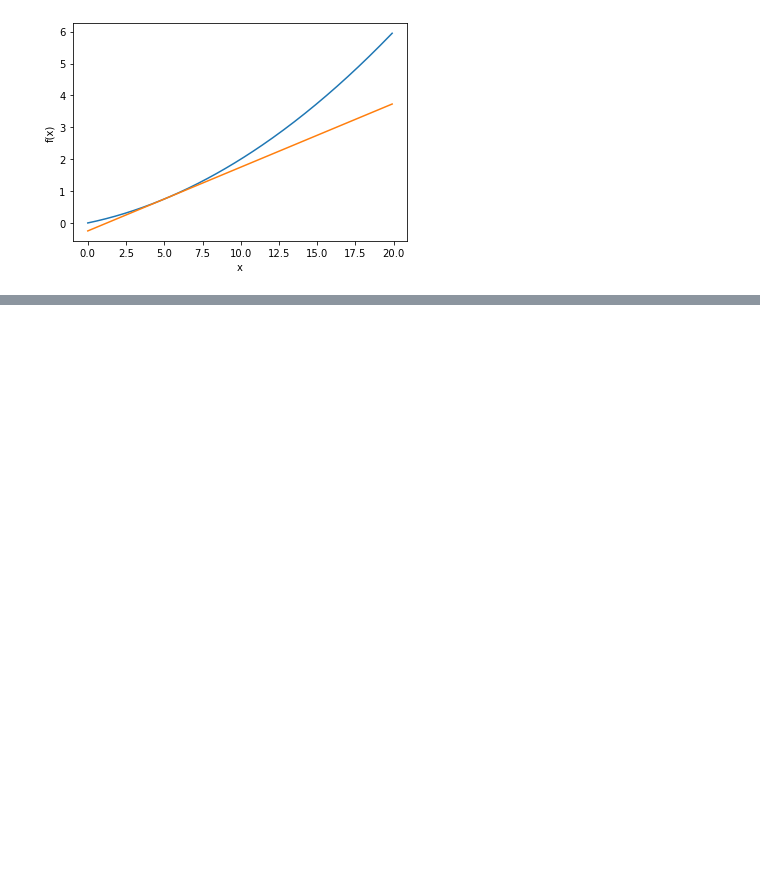
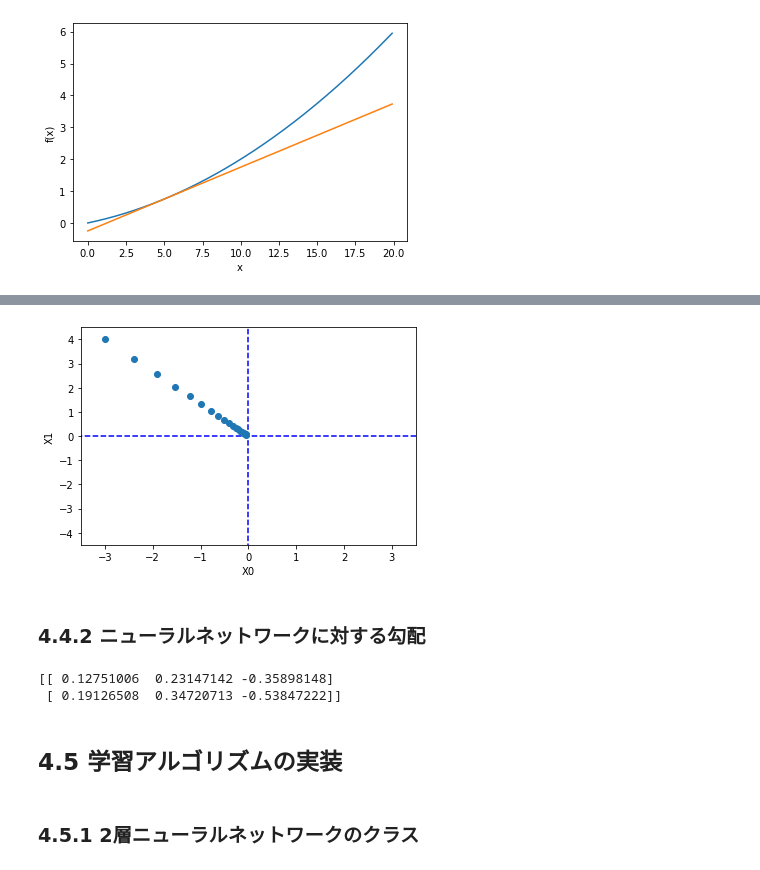
Before and after one commit to Rei-O/DL-from-scratch-in-KV, a Jupyter notebook: deep-learning-from-scratch-master/ch04/presentation/4.3.1-4.6/4.3.1-4.6.ipynb, the cells around one changed output, grey strips where cells are left out. Drawn from its saved outputs; the diff is of its cells as text; code cells hidden in the pictures; blank space fills up the shorter version.

```diff
--- a/deep-learning-from-scratch-master/ch04/presentation/4.3.1-4.6/4.3.1-4.6.ipynb
+++ b/deep-learning-from-scratch-master/ch04/presentation/4.3.1-4.6/4.3.1-4.6.ipynb
@@ -97,0 +173,77 @@ plt.show()
+# %%
+import numpy as np
+import matplotlib.pylab as plt
+
+def gradient_descent(f, init_x, lr=0.01, step_num=100):
+    x = init_x
+    x_history = []
+
+    for i in range(step_num):
+        x_history.append( x.copy() )
+
+        grad = numerical_gradient(f, x)
+        x -= lr * grad
+
+    return x, np.array(x_history)
+
+
+def function_2(x):
+    return x[0]**2 + x[1]**2
+
+init_x = np.array([-3.0, 4.0])
+
+lr = 0.1
+step_num = 20
+x, x_history = gradient_descent(function_2, init_x, lr=lr, step_num=step_num)
+
+plt.plot( [-5, 5], [0,0], '--b')
+plt.plot( [0,0], [-5, 5], '--b')
+plt.plot(x_history[:,0], x_history[:,1], 'o')
+
+plt.xlim(-3.5, 3.5)
+plt.ylim(-4.5, 4.5)
+plt.xlabel("X0")
+plt.ylabel("X1")
+plt.show()
+# %% [output]
+[figure, added]
+# %% [markdown]
+### 4.4.2 ニューラルネットワークに対する勾配
+# %%
+import sys, os
+sys.path.append(os.pardir)  # 親ディレクトリのファイルをインポートするための設定
+import numpy as np
+from common.functions import softmax, cross_entropy_error
+from common.gradient import numerical_gradient
+
+
+class simpleNet:
+    def __init__(self):
+        self.W = np.random.randn(2,3)
+
+    def predict(self, x):
+        return np.dot(x, self.W)
+
+    def loss(self, x, t):
+        z = self.predict(x)
+        y = softmax(z)
+        loss = cross_entropy_error(y, t)
+
+        return loss
+
+x = np.array([0.6, 0.9])
+t = np.array([0, 0, 1])
+
+net = simpleNet()
+
+f = lambda w: net.loss(x, t)
+dW = numerical_gradient(f, net.W)
+
+print(dW)
+# %% [output]
+[[ 0.12751006  0.23147142 -0.35898148]
+ [ 0.19126508  0.34720713 -0.53847222]]
+# %% [markdown]
+## 4.5 学習アルゴリズムの実装
+# %% [markdown]
+### 4.5.1 2層ニューラルネットワークのクラス
```
Also changed, not shown: parts of 9 cells of this notebook.
